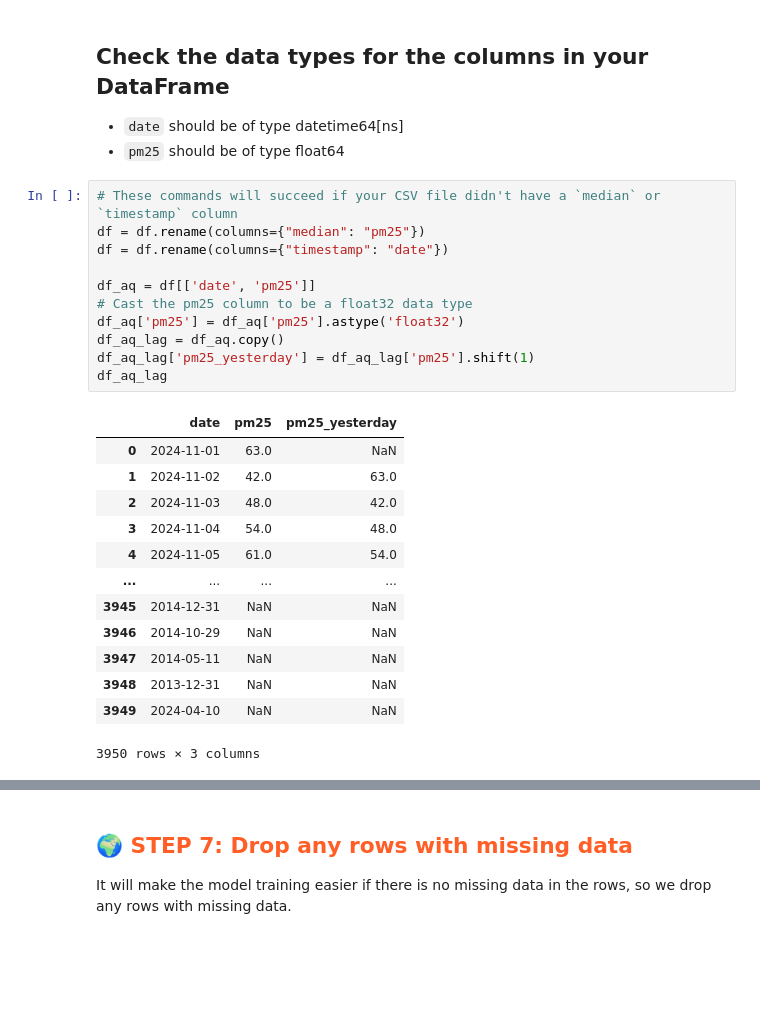
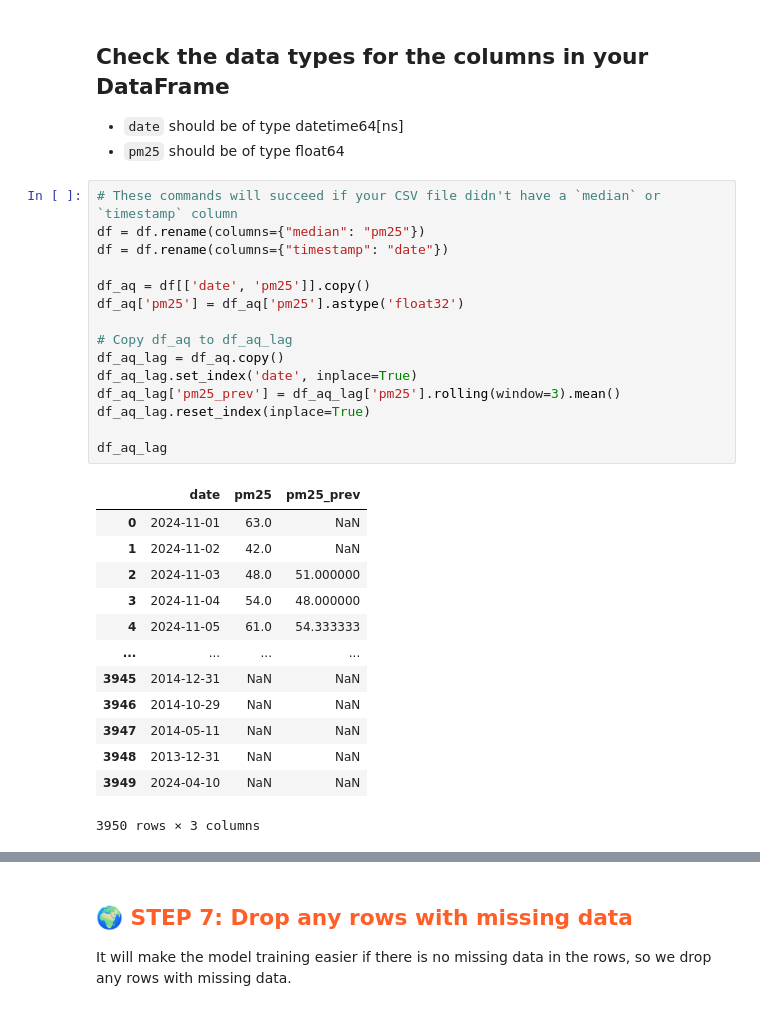
Before and after one commit to TheresaHoesl/AirQualityPrediction, a Jupyter notebook: notebooks/1_air_quality_feature_backfill.ipynb, the cells around one changed output, grey strips where cells are left out. Cells and saved outputs as stored; diff of their text form; blank space fills up the shorter version.

```diff
--- a/notebooks/1_air_quality_feature_backfill.ipynb
+++ b/notebooks/1_air_quality_feature_backfill.ipynb
@@ -175,21 +176,25 @@ We want to have a DataFrame with 2 columns - `date` and `pm25` after this cell b
 # %%
 # These commands will succeed if your CSV file didn't have a `median` or `timestamp` column
 df = df.rename(columns={"median": "pm25"})
 df = df.rename(columns={"timestamp": "date"})
 
-df_aq = df[['date', 'pm25']]
-# Cast the pm25 column to be a float32 data type
+df_aq = df[['date', 'pm25']].copy()
 df_aq['pm25'] = df_aq['pm25'].astype('float32')
+
+# Copy df_aq to df_aq_lag
 df_aq_lag = df_aq.copy()
-df_aq_lag['pm25_yesterday'] = df_aq_lag['pm25'].shift(1)
+df_aq_lag.set_index('date', inplace=True)
+df_aq_lag['pm25_prev'] = df_aq_lag['pm25'].rolling(window=3).mean()
+df_aq_lag.reset_index(inplace=True)
+
 df_aq_lag
 # %% [output]
-|  | date | pm25 | pm25_yesterday |
+|  | date | pm25 | pm25_prev |
 | 0 | 2024-11-01 | 63.0 | NaN |
-| 1 | 2024-11-02 | 42.0 | 63.0 |
-| 2 | 2024-11-03 | 48.0 | 42.0 |
-| 3 | 2024-11-04 | 54.0 | 48.0 |
-| 4 | 2024-11-05 | 61.0 | 54.0 |
+| 1 | 2024-11-02 | 42.0 | NaN |
+| 2 | 2024-11-03 | 48.0 | 51.000000 |
+| 3 | 2024-11-04 | 54.0 | 48.000000 |
+| 4 | 2024-11-05 | 61.0 | 54.333333 |
 | ... | ... | ... | ... |
 | 3945 | 2014-12-31 | NaN | NaN |
 | 3946 | 2014-10-29 | NaN | NaN |
```
Also changed, not shown: parts of 11 cells of this notebook, 4 other files.
